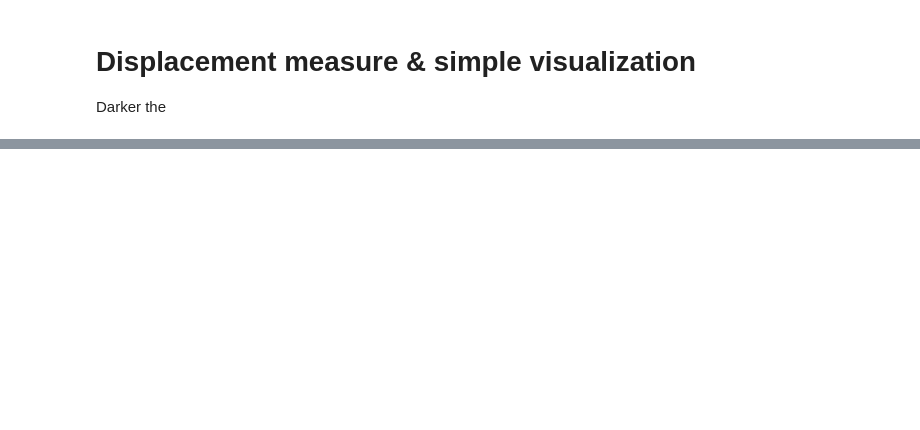
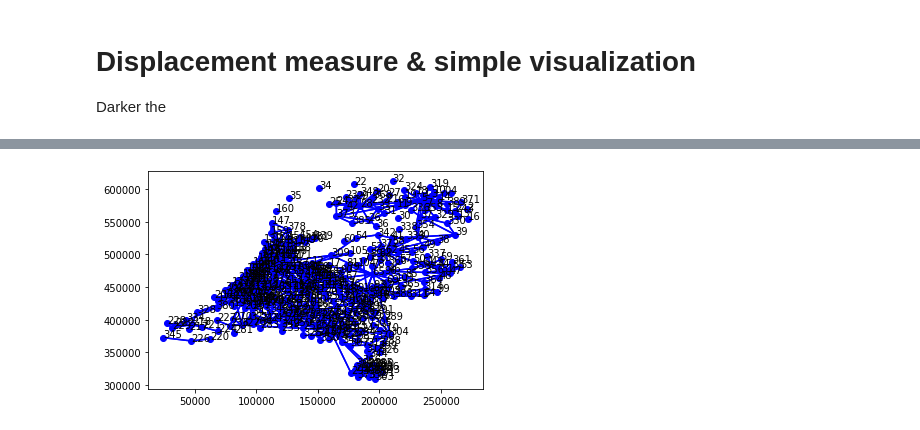
Before and after one commit to chclam/PrettyGD, a Jupyter notebook: graph_drawing_playground.ipynb, the cells around one changed output, grey strips where cells are left out. Cells and saved outputs as stored; diff of their text form; code cells hidden in the pictures; blank space fills up the shorter version.

```diff
--- a/graph_drawing_playground.ipynb
+++ b/graph_drawing_playground.ipynb
@@ -175,0 +207,7 @@ plt.show()
+# %%
+W = ly.bigangle(coords, adj_gem, N=1, C0=1, C1=0.01, C2=1, C3=1, F2V=True)
+
+gd.draw(coords, adj_gem)
+plt.show()
+# %% [output]
+[figure, added]
```
Also changed, not shown: parts of 12 cells of this notebook, 3 other files.
